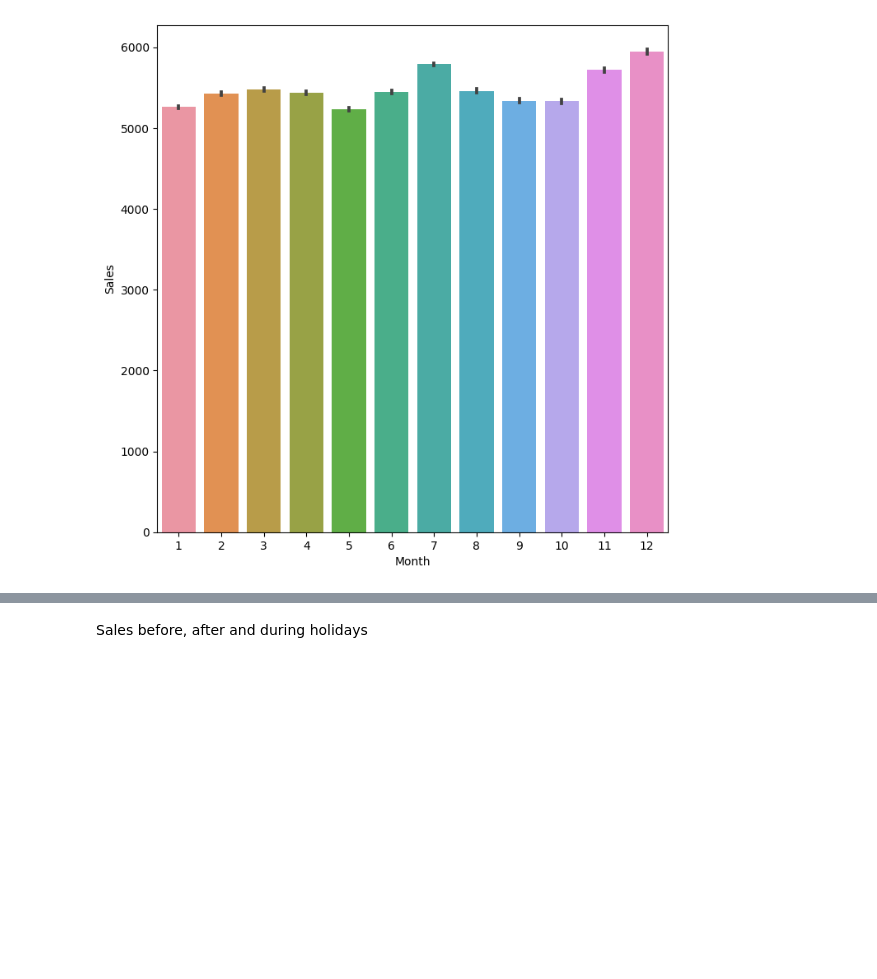
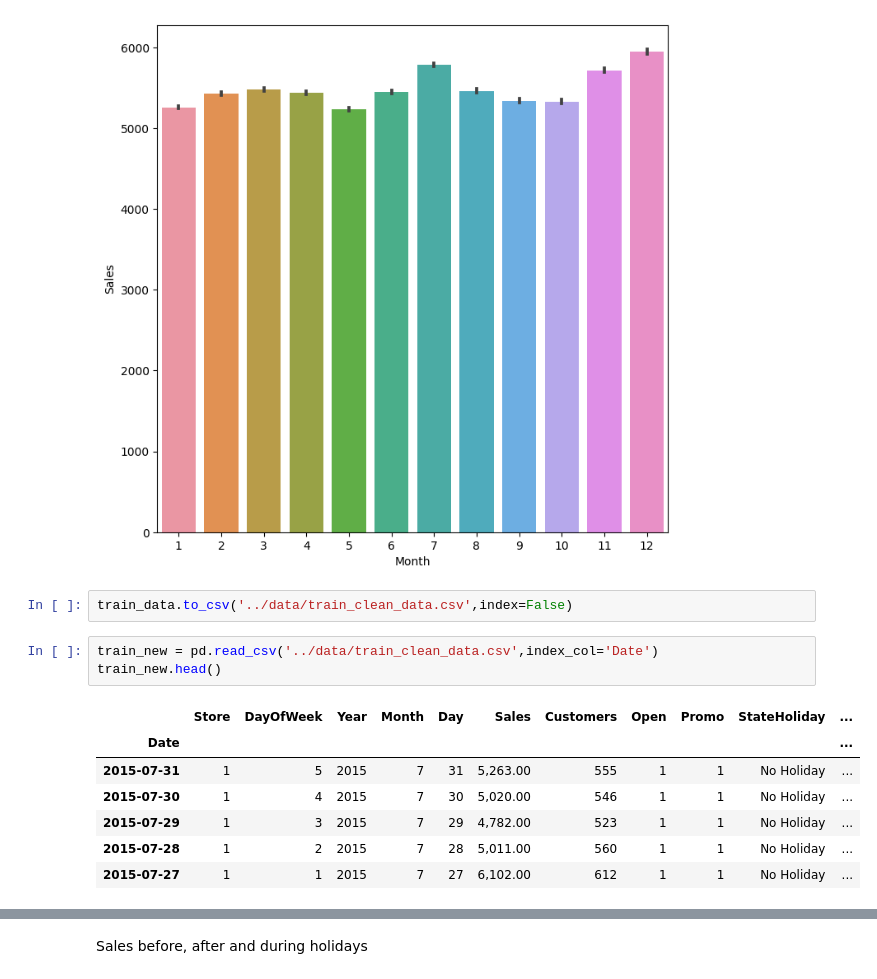
Before and after one commit to nahomHmichael/Rossman-Pharmaceutical-Sales-Pridiction, a Jupyter notebook: notebooks/data_exploration.ipynb, the cells around one changed output, grey strips where cells are left out. Drawn from its saved outputs; the diff is of its cells as text; blank space fills up the shorter version.

```diff
--- a/notebooks/data_exploration.ipynb
+++ b/notebooks/data_exploration.ipynb
@@ -230,3 +234,16 @@ sns.barplot(x='Month', y='Sales', data=train_data)
 plt.show()
 # %% [output]
 [figure]
+# %%
+train_data.to_csv('../data/train_clean_data.csv',index=False)
+# %%
+train_new = pd.read_csv('../data/train_clean_data.csv',index_col='Date')
+train_new.head()
+# %% [output]
+|  | Store | DayOfWeek | Year | Month | Day | Sales | Customers | Open | Promo | StateHoliday | ... |
+| Date |  |  |  |  |  |  |  |  |  |  | ... |
+| 2015-07-31 | 1 | 5 | 2015 | 7 | 31 | 5,263.00 | 555 | 1 | 1 | No Holiday | ... |
+| 2015-07-30 | 1 | 4 | 2015 | 7 | 30 | 5,020.00 | 546 | 1 | 1 | No Holiday | ... |
+| 2015-07-29 | 1 | 3 | 2015 | 7 | 29 | 4,782.00 | 523 | 1 | 1 | No Holiday | ... |
+| 2015-07-28 | 1 | 2 | 2015 | 7 | 28 | 5,011.00 | 560 | 1 | 1 | No Holiday | ... |
+| 2015-07-27 | 1 | 1 | 2015 | 7 | 27 | 6,102.00 | 612 | 1 | 1 | No Holiday | ... |
```
Also changed, not shown: parts of 18 cells of this notebook, 7 other files.
